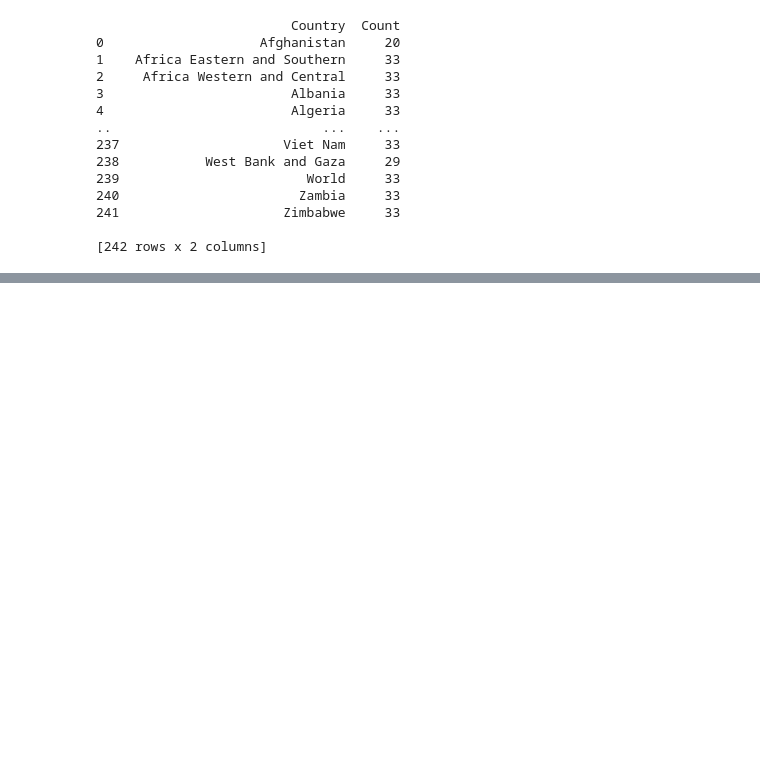
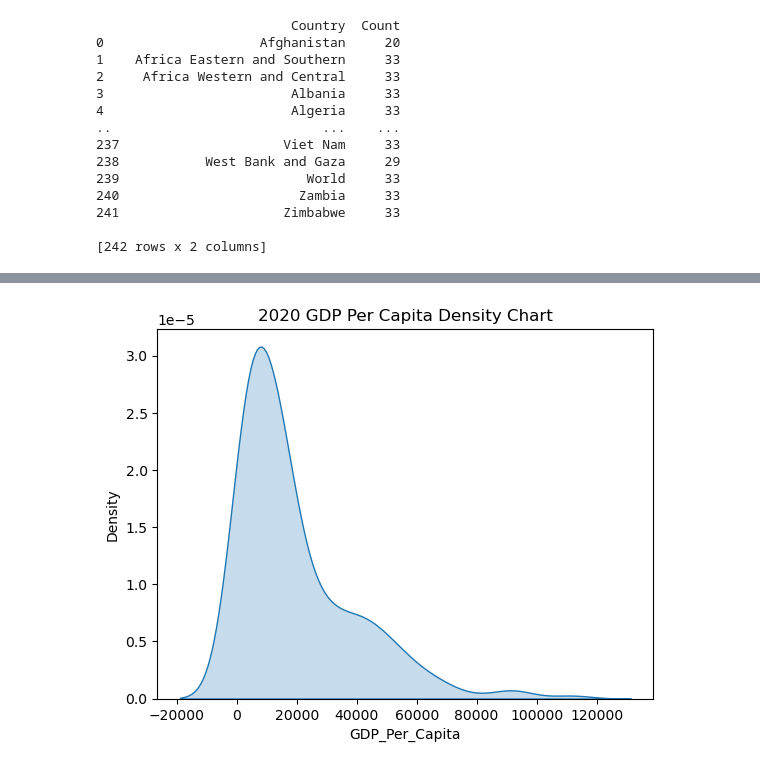
Before and after one commit to NSS-Data-Analytics-Cohort-10/gdp-and-internet-usage-elisianguyen, a Jupyter notebook: notebooks/gdp_and_internet_usage.ipynb, the cells around one changed output, grey strips where cells are left out. Cells and saved outputs as stored; diff of their text form; code cells hidden in the pictures; blank space fills up the shorter version.

```diff
--- a/notebooks/gdp_and_internet_usage.ipynb
+++ b/notebooks/gdp_and_internet_usage.ipynb
@@ -119,0 +158,6 @@ not_33.sort_values("Count")
+# %%
+sns.kdeplot(gdp_2020['GDP_Per_Capita'], fill=True)
+plt.title("2020 GDP Per Capita Density Chart")
+plt.show()
+# %% [output]
+[figure, added]
```
Also changed, not shown: parts of 47 cells of this notebook.
